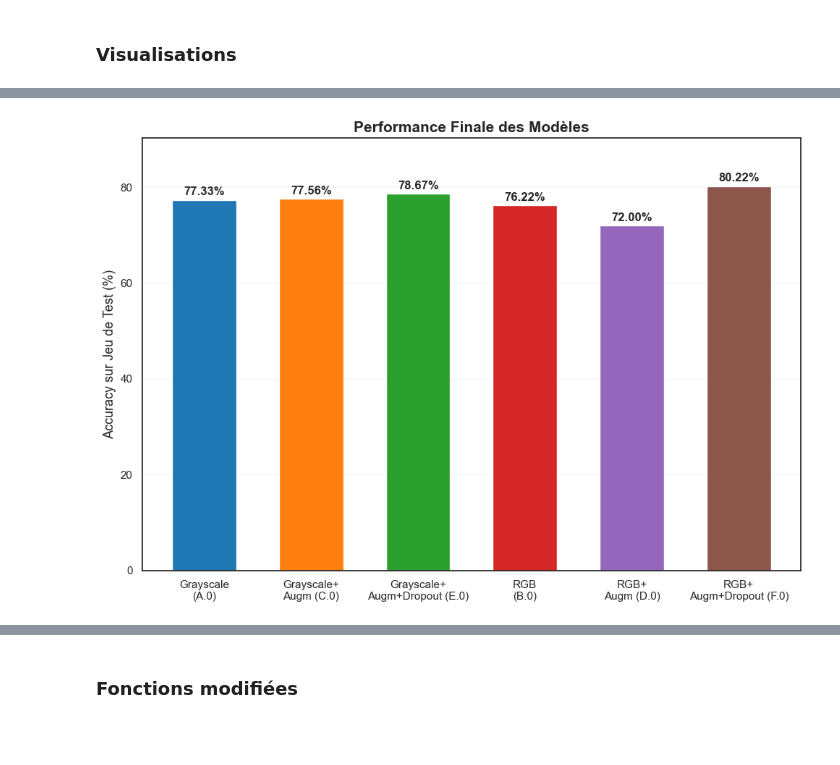
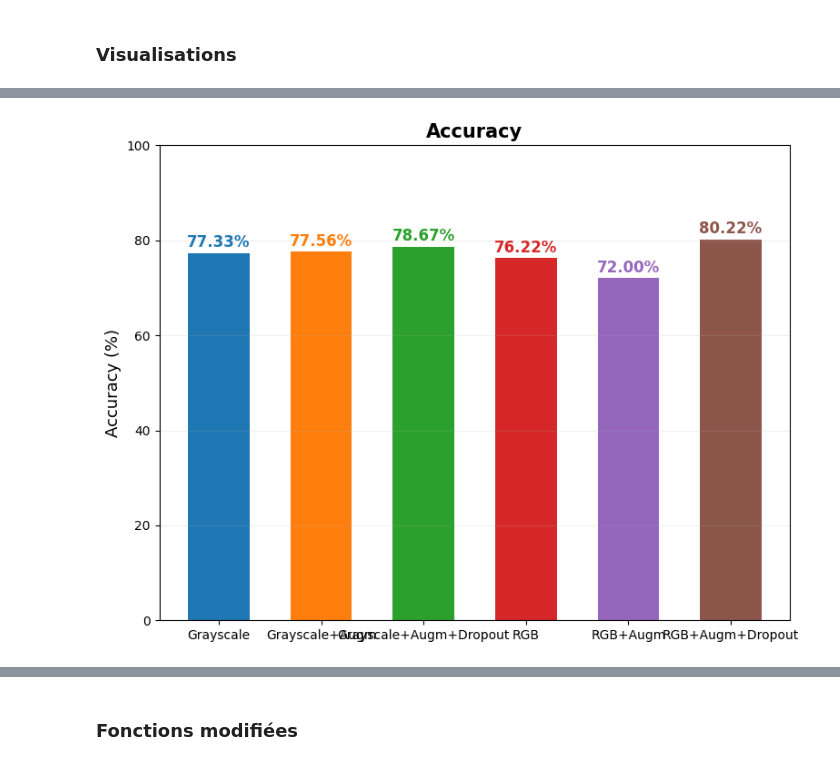
Before and after one commit to louis-cz/educ-SMIDS-VGG19, a Jupyter notebook: PJ_MLB.ipynb, the cells around one changed output, grey strips where cells are left out. Cells and saved outputs as stored; diff of their text form; code cells hidden in the pictures; blank space fills up the shorter version.

```diff
--- a/PJ_MLB.ipynb
+++ b/PJ_MLB.ipynb
@@ -947,15 +966,8 @@ Meilleur modèle sauvegardé à l'époque 10 avec une précision validation de 7
 # %% [markdown]
 ### Visualisations
 # %%
-import pandas as pd
-import numpy as np
-import matplotlib.pyplot as plt
-import json
-import seaborn as sns
-
-with open('all_results.json', 'r') as json_file:
-    results = json.load(json_file)
+results = all_results
 model_names = ['model_1_grayscale_base', 'model_3_grayscale_augm','model_5_grayscale_augm_dropout', 'model_2_rgb_base', 'model_4_rgb_augm', 'model_6_rgb_augm_dropout']
-labels = {'model_1_grayscale_base': 'Grayscale (A.0)', 'model_2_rgb_base': 'RGB (B.0)', 'model_3_grayscale_augm': 'Grayscale+Augm (C.0)', 'model_4_rgb_augm': 'RGB+Augm (D.0)', 'model_5_grayscale_augm_dropout': 'Grayscale+Augm+Dropout (E.0)', 'model_6_rgb_augm_dropout': 'RGB+Augm+Dropout (F.0)'}
+labels = {'model_1_grayscale_base': 'Grayscale', 'model_2_rgb_base': 'RGB', 'model_3_grayscale_augm': 'Grayscale+Augm', 'model_4_rgb_augm': 'RGB+Augm', 'model_5_grayscale_augm_dropout': 'Grayscale+Augm+Dropout', 'model_6_rgb_augm_dropout': 'RGB+Augm+Dropout'}
 colors = ['tab:blue', 'tab:orange', 'tab:green', 'tab:red', 'tab:purple', 'tab:brown']
 # %%
@@ -1018,27 +1015,22 @@ plt.show()
 # %%
-pretty_labels = [
-    "Grayscale\n(A.0)",
-    "Grayscale+\nAugm (C.0)",
-    "Grayscale+\nAugm+Dropout (E.0)",
-    "RGB\n(B.0)",
-    "RGB+\nAugm (D.0)",
-    "RGB+\nAugm+Dropout (F.0)"
-]
+metrics = ['accuracy']
+accuracies = [results[model]['test']['accuracy'] for model in model_names]
+model_labels = [labels[model] for model in model_names]
 
-plt.figure(figsize=(10, 7))
-bars = plt.bar(pretty_labels, accuracies, color=colors, width=0.6)
+plt.figure(figsize=(8, 6))
+bars = plt.bar(model_labels, accuracies, color=colors, width=0.6)
 
+# Afficher la valeur exacte sur chaque barre
 for bar, score in zip(bars, accuracies):
     plt.text(bar.get_x() + bar.get_width()/2, bar.get_height() + 0.5,
-             f"{score:.2f}%", ha='center', va='bottom', fontsize=12, fontweight='bold')
+             f"{score:.2f}%", ha='center', va='bottom', fontsize=12, fontweight='bold', color=bar.get_facecolor())
 
-plt.ylabel('Accuracy sur Jeu de Test (%)', fontsize=13)
-plt.title('Performance Finale des Modèles', fontsize=15, fontweight='bold')
-plt.ylim(0, max(accuracies) + 10)
-plt.xticks(rotation=0, ha='center')
+plt.ylabel('Accuracy (%)', fontsize=13)
+plt.title('Accuracy', fontsize=15, fontweight='bold')
+plt.ylim(0, 100)
 plt.grid(axis='y', alpha=0.2)
 plt.tight_layout()
 plt.show()
 # %% [output]
-[figure, old version]
+[figure, new version]
 # %%
```
Also changed, not shown: parts of 26 cells of this notebook, 2 other files.
